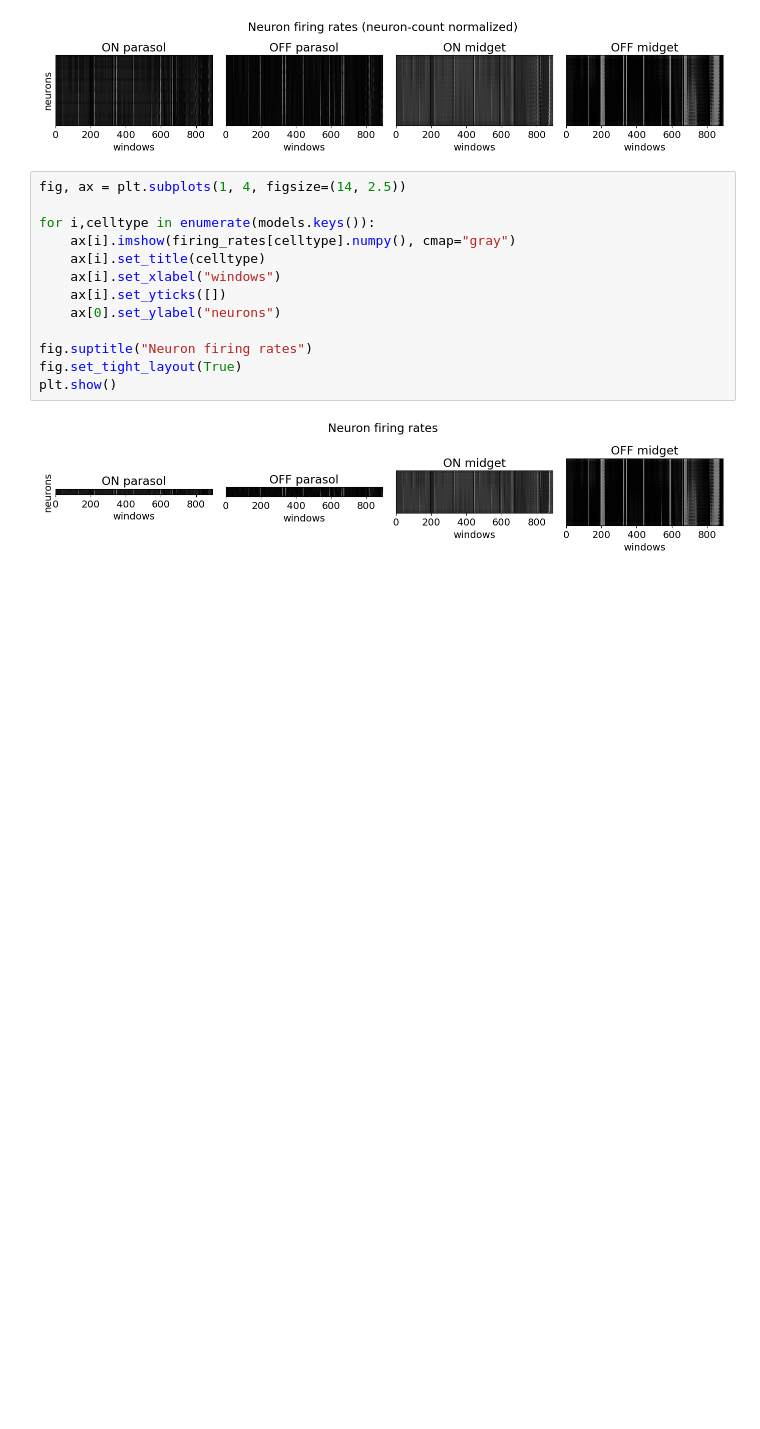
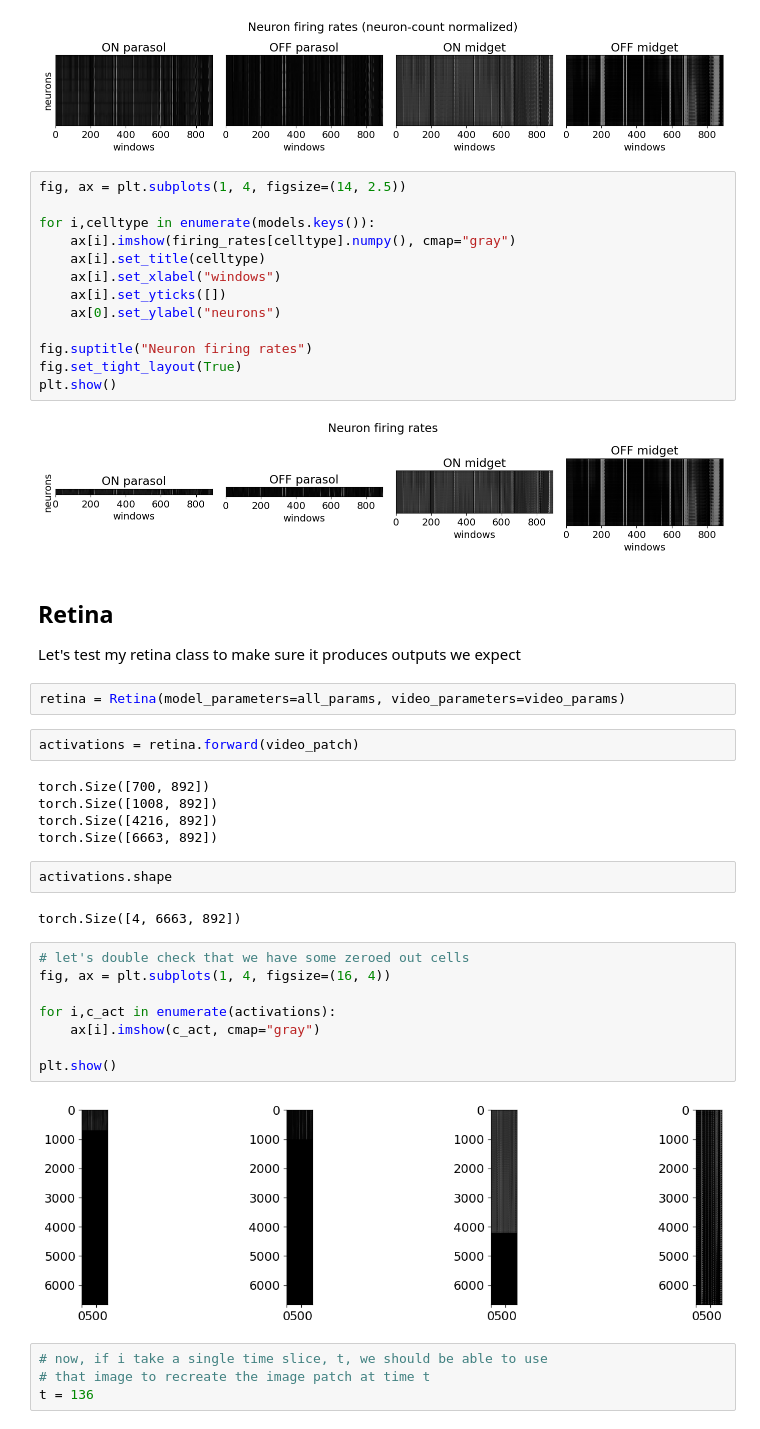
Before and after one commit to jzlab/LNP_LN_LN_Models, a Jupyter notebook: sk_multicell_testing.ipynb, the cells around one changed output. Cells and saved outputs as stored; diff of their text form; blank space fills up the shorter version.

```diff
--- a/sk_multicell_testing.ipynb
+++ b/sk_multicell_testing.ipynb
@@ -231,3 +236,34 @@ fig.set_tight_layout(True)
 plt.show()
 # %% [output]
 [figure]
+# %% [markdown]
+## Retina
+
+Let's test my retina class to make sure it produces outputs we expect
+# %%
+retina = Retina(model_parameters=all_params, video_parameters=video_params)
+# %%
+activations = retina.forward(video_patch)
+# %% [output]
+torch.Size([700, 892])
+torch.Size([1008, 892])
+torch.Size([4216, 892])
+torch.Size([6663, 892])
+# %%
+activations.shape
+# %% [output]
+torch.Size([4, 6663, 892])
+# %%
+# let's double check that we have some zeroed out cells
+fig, ax = plt.subplots(1, 4, figsize=(16, 4))
+
+for i,c_act in enumerate(activations):
+    ax[i].imshow(c_act, cmap="gray")
+
+plt.show()
+# %% [output]
+[figure, added]
+# %%
+# now, if i take a single time slice, t, we should be able to use
+# that image to recreate the image patch at time t
+t = 136
```
Also changed, not shown: parts of 7 cells of this notebook, 3 other files.
